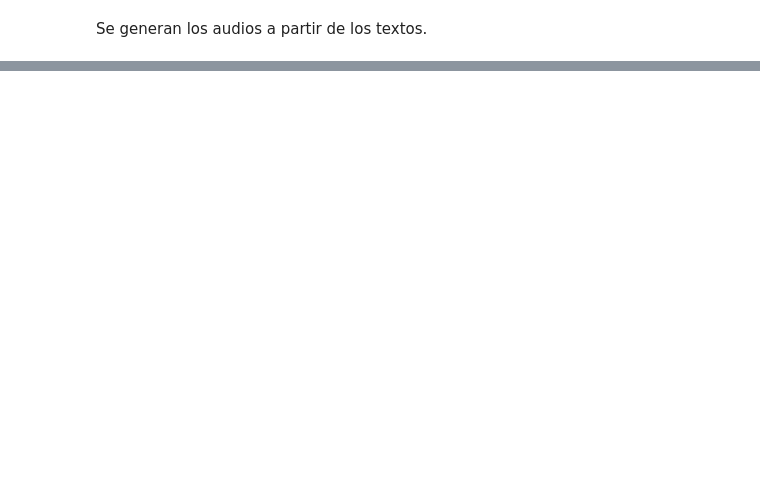
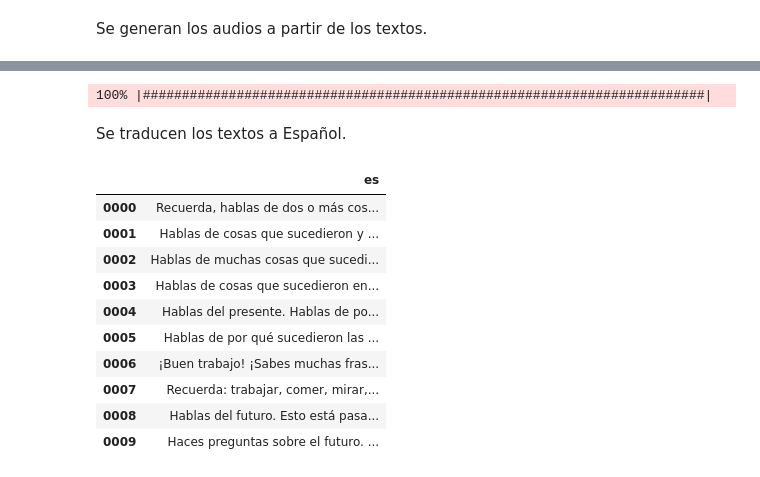
Before and after one commit to kike1985/Machine-Learning, a Jupyter notebook: 0901_Optical _Character_Recognition.ipynb, the cells around one changed output, grey strips where cells are left out. Drawn from its saved outputs; the diff is of its cells as text; code cells hidden in the pictures; blank space fills up the shorter version.

```diff
--- a/0901_Optical _Character_Recognition.ipynb
+++ b/0901_Optical _Character_Recognition.ipynb
@@ -192,0 +184,57 @@ Couldn't find program: 'echo'
+# %%
+bar = ProgressBar(maxval=df.shape[0]).start()
+i = 0
+
+
+def save_audio(row):
+    path = f'_resources/audio/{row.name}.mp3'
+
+    try:
+        if row.status == False or os.path.exists(path) == True:
+            raise ValueError()
+
+        gtts = gTTS(text=row.text, lang='en', slow=True)
+        gtts.save(path)
+    except ValueError:
+        pass
+    except Exception as e:
+        print(e)
+        os.remove(path)
+    finally:
+        global i
+        i += 1
+        bar.update(i)
+
+
+# max_workers=1 para que no nos de denegación de servicio
+with ThreadPoolExecutor(max_workers=1) as executor:
+    futures = [executor.submit(save_audio, row)
+               for _, row in df.iterrows()]
+
+    executor.shutdown(wait=True)
+
+bar.finish()
+# %% [output]
+100% |########################################################################|
+# %% [markdown]
+Se traducen los textos a Español.
+# %%
+try:
+    es_df = pd.read_csv('_resources/es.csv')
+except:
+    es_df = pd.DataFrame(index=df.index, columns=['es'])
+
+es_df.index = es_df.index.to_series().apply(lambda x: str(x).zfill(4))
+es_df.head(10)
+# %% [output]
+|  | es |
+| 0000 | Recuerda, hablas de dos o más cos... |
+| 0001 | Hablas de cosas que sucedieron y ... |
+| 0002 | Hablas de muchas cosas que sucedi... |
+| 0003 | Hablas de cosas que sucedieron en... |
+| 0004 | Hablas del presente. Hablas de po... |
+| 0005 | Hablas de por qué sucedieron las ... |
+| 0006 | ¡Buen trabajo! ¡Sabes muchas fras... |
+| 0007 | Recuerda: trabajar, comer, mirar,... |
+| 0008 | Hablas del futuro. Esto está pasa... |
+| 0009 | Haces preguntas sobre el futuro. ... |
```
Also changed, not shown: parts of 22 cells of this notebook, 1 other file.
